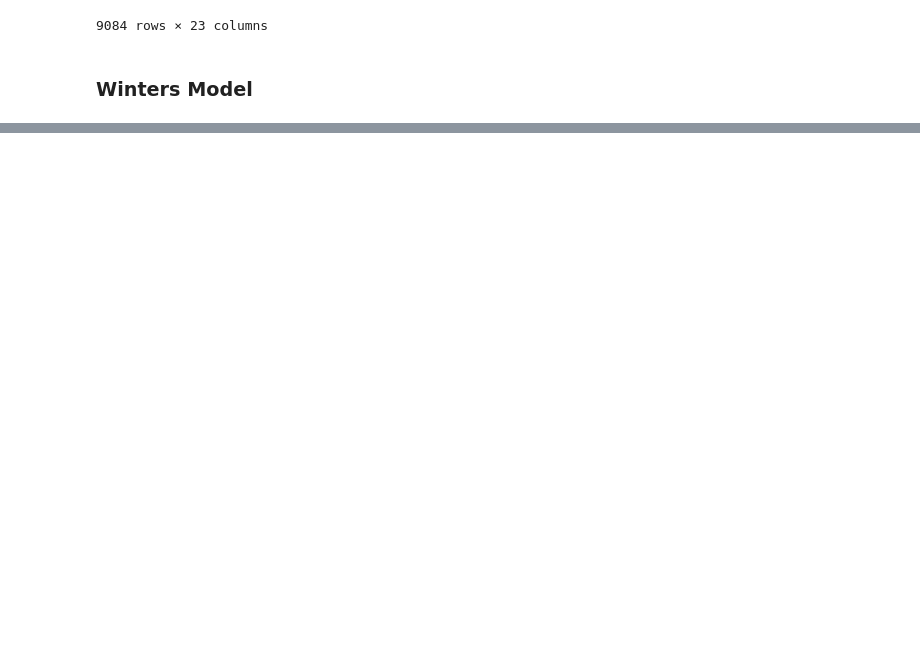
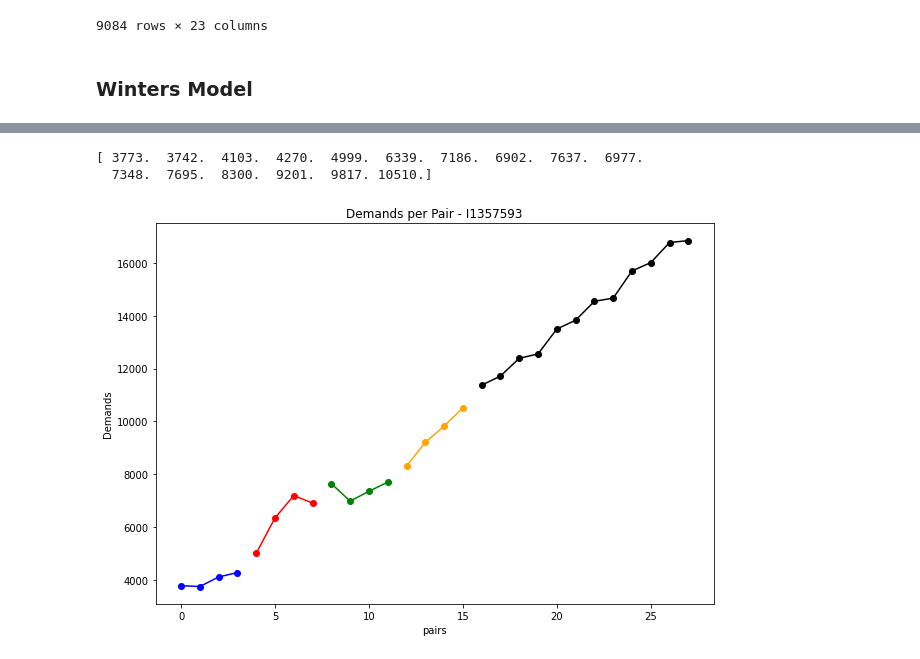
Before and after one commit to omeryefet/SLE, a Jupyter notebook: main.ipynb, the cells around one changed output, grey strips where cells are left out. Cells and saved outputs as stored; diff of their text form; code cells hidden in the pictures; blank space fills up the shorter version.

```diff
--- a/main.ipynb
+++ b/main.ipynb
@@ -105,28 +121,22 @@ warnings.filterwarnings("ignore")
 %matplotlib inline
 # %%
 def seasonality (demand_series,seasonal_periods):
-    fit = ExponentialSmoothing(demand_series,seasonal_periods=seasonal_periods,trend="add",seasonal="mul",use_boxcox=True,initialization_method="estimated").fit()
+    fit1 = ExponentialSmoothing(demand_series,seasonal_periods=seasonal_periods,trend="add",
+                                seasonal="mul",use_boxcox=True,initialization_method="estimated").fit()
     # fit = ExponentialSmoothing(demand_series,seasonal_periods=4,trend="add",seasonal="mul",damped_trend=True,use_boxcox=True,initialization_method="estimated").fit(smoothing_level=0.5, smoothing_trend=0.5, smoothing_seasonal=0.5)
     results = pd.DataFrame(index=[r"$\alpha$", r"$\beta$", r"$\phi$", r"$\gamma$", r"$l_0$", "$b_0$", "SSE"])
     params = ["smoothing_level","smoothing_trend","damping_trend","smoothing_seasonal","initial_level","initial_trend"]
-    results["Multiplica Dam"] = [fit.params[p] for p in params] + [fit.sse]
-    # print(results)
-    fit = ExponentialSmoothing(demand_series,seasonal_periods=seasonal_periods,trend="add",seasonal="mul",initialization_method="estimated").fit()
+    results["Multiplica Dam"] = [fit1.params[p] for p in params] + [fit1.sse]
+    fit2 = ExponentialSmoothing(demand_series,seasonal_periods=seasonal_periods,trend="add",
+                                seasonal="mul",initialization_method="estimated").fit()
     # fit = ExponentialSmoothing(demand_series,seasonal_periods=4,trend="add",seasonal="mul",damped_trend=True,initialization_method="estimated").fit(smoothing_level=0.5, smoothing_trend=0.5, smoothing_seasonal=0.5)
-    df = pd.DataFrame(np.c_[aust, fit.level, fit.trend, fit.season, fit.fittedvalues], columns=['Y_t', 'L_t', 'B_t', 'S_t', 'Y_t_hat'],index=aust.index)
+    df = pd.DataFrame(np.c_[aust, fit2.level, fit2.trend, fit2.season, fit2.fittedvalues], columns=['Y_t', 'L_t', 'B_t', 'S_t', 'Y_t_hat'],index=aust.index)
     # df.append(fit.forecast(8).rename(r"$/hat{y}_t$").to_frame(), sort=True)
     # a = pd.concat(df,df, ignore_index=True)
     return pd.concat([df['S_t'].iloc[:seasonal_periods],df['B_t'].iloc[:1]]).to_numpy()
-    # return fit.forecast(8)
-    # return df
 
-# data = [0.0000000001,0.0000000001,0.0000000001,0.0000000001,0.0000000001,0.0000000001,0.0000000001,0.0000000001,30,20,100,120,20,10,130,110]
-# index = pd.date_range(start="2005", end="2021", freq="Y")
-# aust = pd.Series(data, index)
-# print(seasonality(aust,4))
-
-data = [10,40,110,100,20,30,100,110,40,10]
-index = pd.date_range(start="2005", end="2015", freq="Y")
+data = [10,40,11,100,20,30,20,30,15,120,40,50]
+index = pd.date_range(start="2005", end="2017", freq="Y")
 aust = pd.Series(data, index)
 print(seasonality(aust,4))
 # %% [output]
@@ -186,3 +161,0 @@ df3
-# %%
-index = pd.date_range(years[0], str(int(years[-1])+1), freq='Q')
-print(index)
@@ -254,0 +220,23 @@ Freq: A-DEC, dtype: int64
+# %%
+def plot_graph(sku_id):
+  data = total_demands[total_demands['SKU_ID'] == sku_id].iloc[:,19:].to_numpy().reshape(-1)
+  index = np.arange(len(data))
+  aust = pd.Series(data, index)
+  fit = ExponentialSmoothing(aust,seasonal_periods=4,trend="add",seasonal="mul",use_boxcox=True,initialization_method="estimated").fit()
+  fcast1 = fit.forecast(12)
+  print(data)
+  d=0
+  dic = {0:"blue", 1:"red", 2:"green", 3:"orange"}
+  for i in range(int(len(aust)/4)):
+    ax = aust[d:d+4].plot(figsize=(10, 7),marker="o",color=dic[i],title=f'Demands per Pair - {sku_id}')
+    d += 4
+  fcast1.plot(ax=ax, color="black", marker="o", legend=False)
+  ax.set_ylabel("Demands")
+  ax.set_xlabel("pairs")
+  # path = f'{sku_id}.png'
+  # plt.savefig(path)
+plot_graph('I1357593')
+# %% [output]
+[ 3773.  3742.  4103.  4270.  4999.  6339.  7186.  6902.  7637.  6977.
+  7348.  7695.  8300.  9201.  9817. 10510.]
+[figure, added]
```
Also changed, not shown: parts of 24 cells of this notebook, 2 other files.
